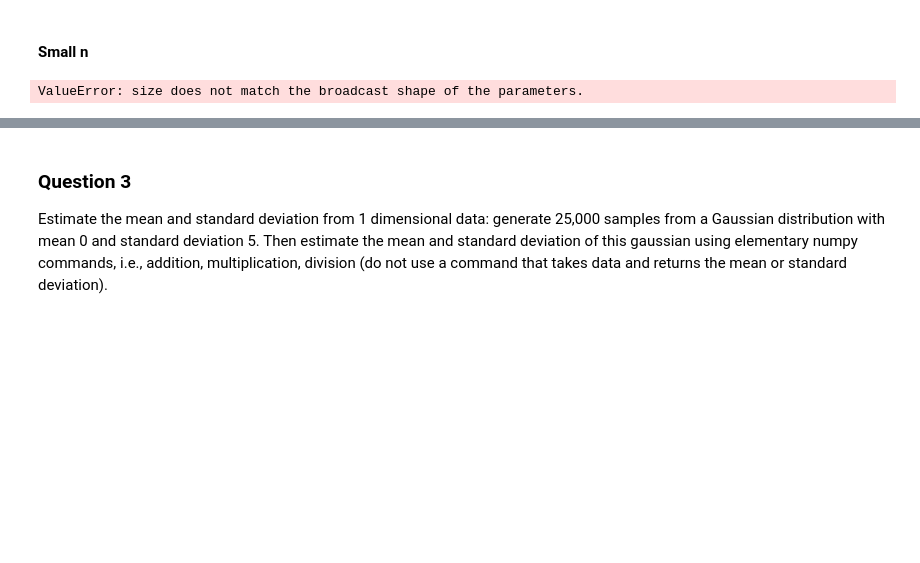
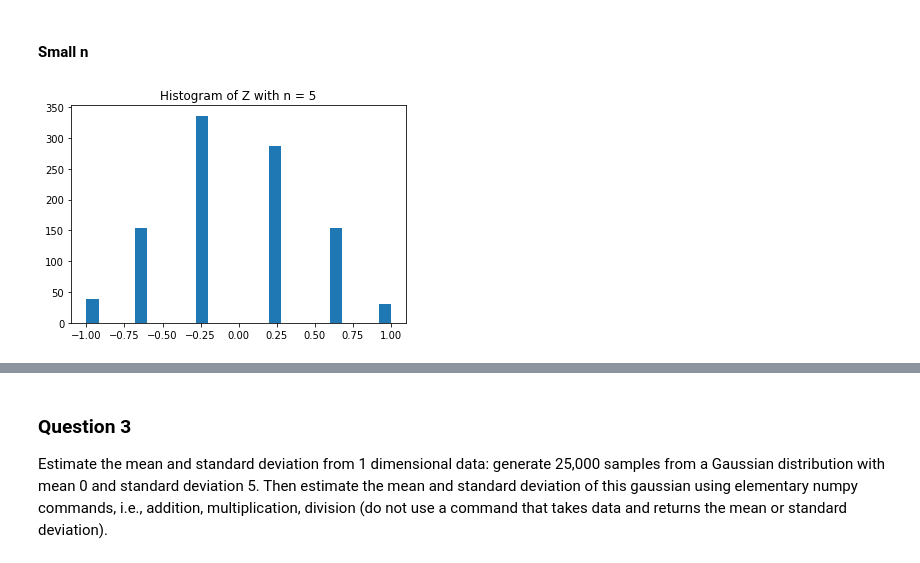
Before and after one commit to JavierPalomares90/Data_Mining_Hw1, a Jupyter notebook: Hw1a.ipynb, the cells around one changed output, grey strips where cells are left out. Saved outputs shown, nothing was run; the diff lists cells and outputs as text; code cells hidden in the pictures; blank space fills up the shorter version.

```diff
--- a/Hw1a.ipynb
+++ b/Hw1a.ipynb
@@ -46,11 +46,22 @@ The variance is 50.48010707953012
  Let Xi be an iid Bernoulli random variable with value {-1,1}. Look at the random variable Zn = 1 nPXi. By taking 1000 draws from Zn, plot its histogram.Check that for small n (say, 5-10) Zn does not look that much like a Gaussian, but when n is bigger (already by the time n = 30 or 50) it looks much more like a Gaussian. Check also for much bigger n: n = 250, to see that at this point, one can really see the bell curve.
 # %% [markdown]
 #### Small n
-# %%
-from scipy.stats import bernoulli
-x = [-1,1]
-p = .5
-n = 5
-bernoulli.rvs(x,p,size=100)
-# %% [output]
-ValueError: size does not match the broadcast shape of the parameters.
+# %%
+def replaceInArray(arr,toReplace,replaceWith):
+    for i in range(len(arr)):
+        if(arr[i] == toReplace):
+            arr[i] = replaceWith
+
+numTrials = 1000
+z = np.zeros(numTrials)
+n = 5
+p = .5
+for i in range(numTrials):
+    x=np.random.binomial(size=n, n=1, p=p)
+    replaceInArray(x,0,-1)
+    z[i] = 1/n * np.sum(x)
+plt.hist(z, bins='auto')
+plt.title('Histogram of Z with n = 5')
+plt.show()
+# %% [output]
+[figure, added]
```
Also changed, not shown: parts of 14 cells of this notebook.
